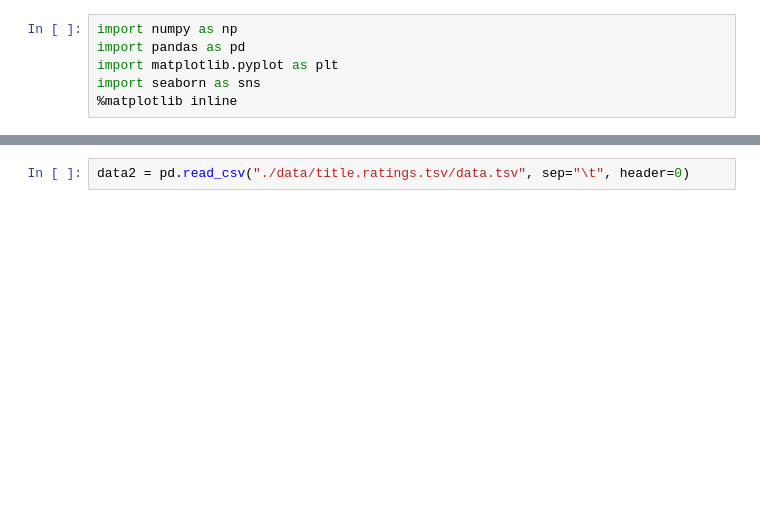
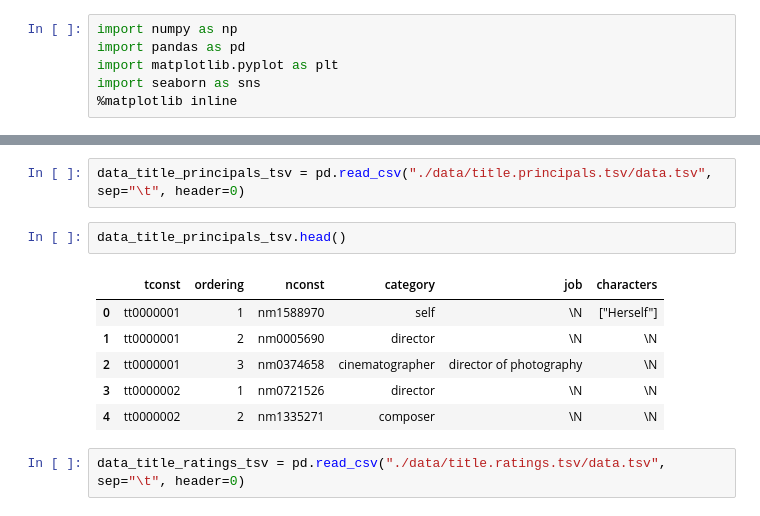
Before and after one commit to Bocharick/GeekBrains_AI_ThProb_and_MathStat, a Jupyter notebook: CourseProject/main.ipynb, the cells around one changed output, grey strips where cells are left out. Drawn from its saved outputs; the diff is of its cells as text; blank space fills up the shorter version.

```diff
--- a/CourseProject/main.ipynb
+++ b/CourseProject/main.ipynb
@@ -27,3 +152,14 @@ data[data.genres.str.contains("Comedy")==True].head()
+# %%
+data_title_principals_tsv = pd.read_csv("./data/title.principals.tsv/data.tsv", sep="\t", header=0)
+# %%
+data_title_principals_tsv.head()
+# %% [output]
+|  | tconst | ordering | nconst | category | job | characters |
+| 0 | tt0000001 | 1 | nm1588970 | self | \N | ["Herself"] |
+| 1 | tt0000001 | 2 | nm0005690 | director | \N | \N |
+| 2 | tt0000001 | 3 | nm0374658 | cinematographer | director of photography | \N |
+| 3 | tt0000002 | 1 | nm0721526 | director | \N | \N |
+| 4 | tt0000002 | 2 | nm1335271 | composer | \N | \N |
 # %%
-data2 = pd.read_csv("./data/title.ratings.tsv/data.tsv", sep="\t", header=0)
+data_title_ratings_tsv = pd.read_csv("./data/title.ratings.tsv/data.tsv", sep="\t", header=0)
 # %%
```
Also changed, not shown: parts of 20 cells of this notebook.
